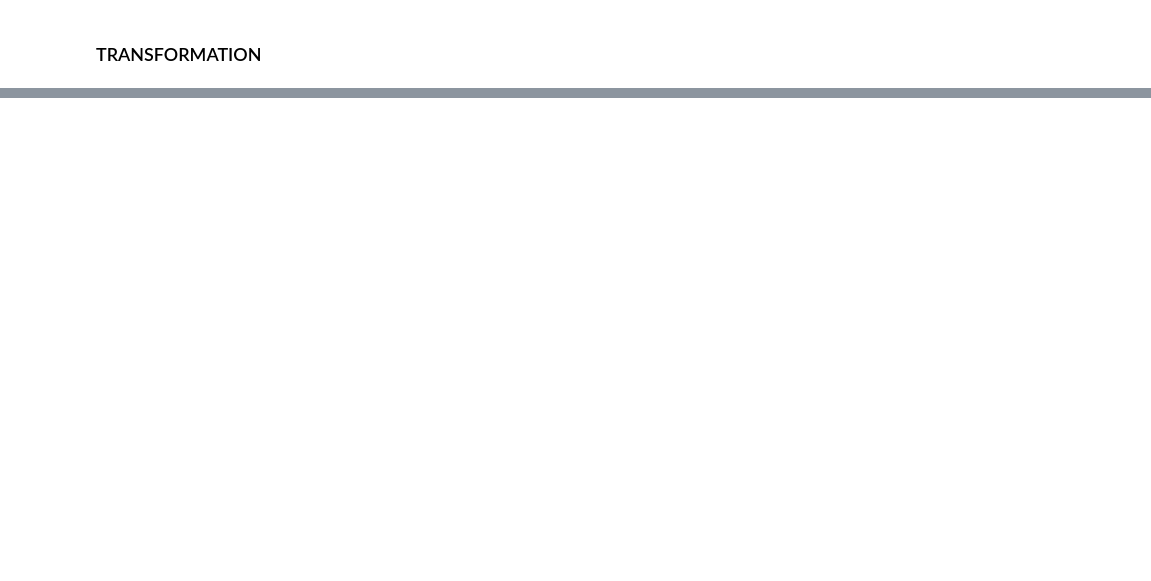
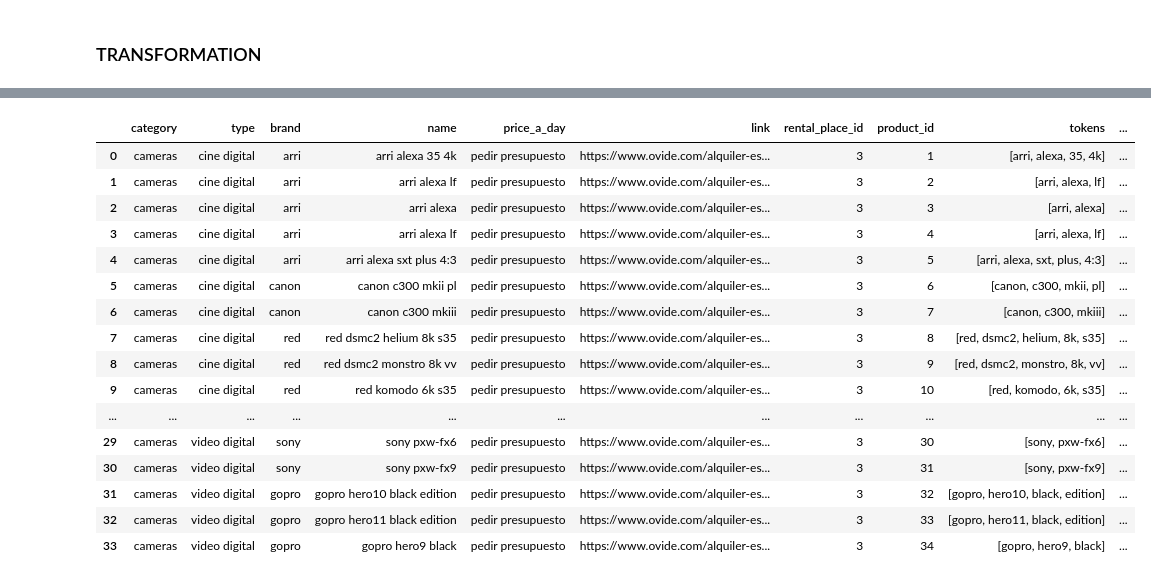
Before and after one commit to LeoBulcsu/finalproject, a Jupyter notebook: notebooks/data_transformation.ipynb, the cells around one changed output, grey strips where cells are left out. Saved outputs shown, nothing was run; the diff lists cells and outputs as text; code cells hidden in the pictures; blank space fills up the shorter version.

Commit message:
"fuzzy-wuzzy"

```diff
--- a/notebooks/data_transformation.ipynb
+++ b/notebooks/data_transformation.ipynb
@@ -96,0 +65,62 @@ wl_lens
+# %%
+def perform_fuzzy_matching(df_list):
+    product_id = 1
+    id_mapping = {}
+
+    for idx, df in enumerate(df_list):
+        df['product_id'] = df.index + 1  # Creating a product_id column starting from 1
+
+        df['tokens'] = df['name'].str.split()
+        df['matched_id'] = 0  # Create a new column for the matched product ID
+
+        for _, row in df.iterrows():
+            found = False
+            token_str = ' '.join(row['tokens'])  # Convert list of tokens to string
+
+            for key, value in id_mapping.items():
+                # Compare tokenized product names for similarity
+                score = fuzz.ratio(token_str, key)
+
+                # If similarity score is above a threshold (e.g., 80), consider them as potential matches
+                if score > 95:
+                    df.at[_, 'matched_id'] = value
+                    found = True
+                    break
+
+            if not found:
+                id_mapping[token_str] = product_id
+                df.at[_, 'matched_id'] = product_id
+                product_id += 1
+
+    return df_list
+
+# Rest of your code for defining DataFrames and calling the function...
+# %%
+cams_list = [wl_cams_2, rc_cams_2, ov_cams_2]
+lens_list = [wl_lens_2, rc_lenses_2, ov_lenses_2]
+audio_list = [wl_audio_2, ov_audio_2]
+lights_list = [wl_lights_2, ov_lights_2]
+# %%
+cams = perform_fuzzy_matching(cams_list)
+# %%
+wl_cams_3, rc_cams_3, ov_cams_3 = cams
+# %%
+ov_cams_3
+# %% [output]
+|  | category | type | brand | name | price_a_day | link | rental_place_id | product_id | tokens | ... |
+| 0 | cameras | cine digital | arri | arri alexa 35 4k | pedir presupuesto | https://www.ovide.com/alquiler-es... | 3 | 1 | [arri, alexa, 35, 4k] | ... |
+| 1 | cameras | cine digital | arri | arri alexa lf | pedir presupuesto | https://www.ovide.com/alquiler-es... | 3 | 2 | [arri, alexa, lf] | ... |
+| 2 | cameras | cine digital | arri | arri alexa | pedir presupuesto | https://www.ovide.com/alquiler-es... | 3 | 3 | [arri, alexa] | ... |
+| 3 | cameras | cine digital | arri | arri alexa lf | pedir presupuesto | https://www.ovide.com/alquiler-es... | 3 | 4 | [arri, alexa, lf] | ... |
+| 4 | cameras | cine digital | arri | arri alexa sxt plus 4:3 | pedir presupuesto | https://www.ovide.com/alquiler-es... | 3 | 5 | [arri, alexa, sxt, plus, 4:3] | ... |
+| 5 | cameras | cine digital | canon | canon c300 mkii pl | pedir presupuesto | https://www.ovide.com/alquiler-es... | 3 | 6 | [canon, c300, mkii, pl] | ... |
+| 6 | cameras | cine digital | canon | canon c300 mkiii | pedir presupuesto | https://www.ovide.com/alquiler-es... | 3 | 7 | [canon, c300, mkiii] | ... |
+| 7 | cameras | cine digital | red | red dsmc2 helium 8k s35 | pedir presupuesto | https://www.ovide.com/alquiler-es... | 3 | 8 | [red, dsmc2, helium, 8k, s35] | ... |
+| 8 | cameras | cine digital | red | red dsmc2 monstro 8k vv | pedir presupuesto | https://www.ovide.com/alquiler-es... | 3 | 9 | [red, dsmc2, monstro, 8k, vv] | ... |
+| 9 | cameras | cine digital | red | red komodo 6k s35 | pedir presupuesto | https://www.ovide.com/alquiler-es... | 3 | 10 | [red, komodo, 6k, s35] | ... |
+| ... | ... | ... | ... | ... | ... | ... | ... | ... | ... | ... |
+| 29 | cameras | video digital | sony | sony pxw-fx6 | pedir presupuesto | https://www.ovide.com/alquiler-es... | 3 | 30 | [sony, pxw-fx6] | ... |
+| 30 | cameras | video digital | sony | sony pxw-fx9 | pedir presupuesto | https://www.ovide.com/alquiler-es... | 3 | 31 | [sony, pxw-fx9] | ... |
+| 31 | cameras | video digital | gopro | gopro hero10 black edition | pedir presupuesto | https://www.ovide.com/alquiler-es... | 3 | 32 | [gopro, hero10, black, edition] | ... |
+| 32 | cameras | video digital | gopro | gopro hero11 black edition | pedir presupuesto | https://www.ovide.com/alquiler-es... | 3 | 33 | [gopro, hero11, black, edition] | ... |
+| 33 | cameras | video digital | gopro | gopro hero9 black | pedir presupuesto | https://www.ovide.com/alquiler-es... | 3 | 34 | [gopro, hero9, black] | ... |
```
Also changed, not shown: parts of 12 cells of this notebook.
